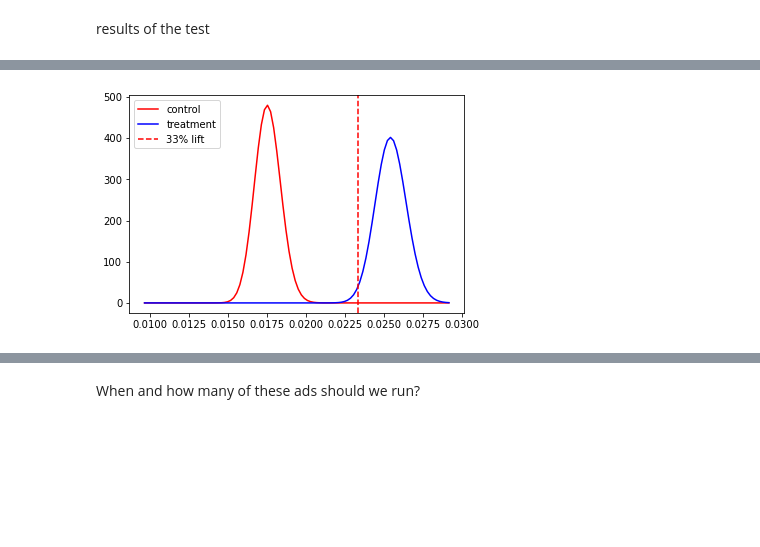
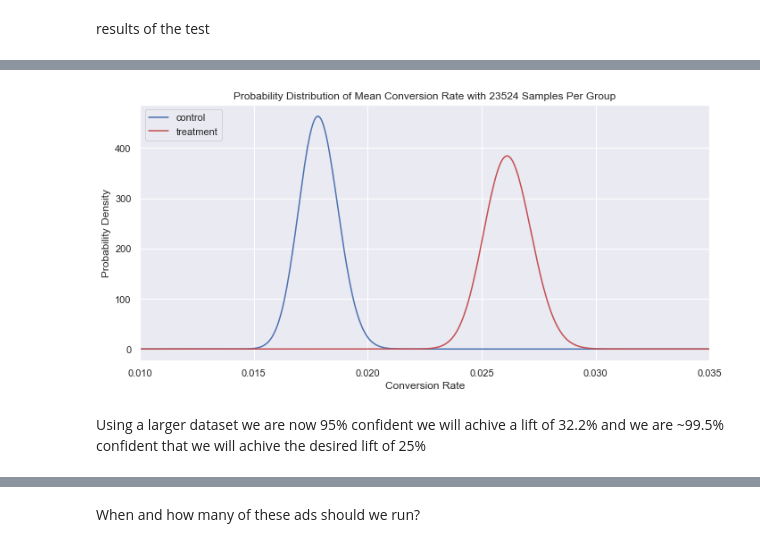
Before and after one commit to jchobanian/marketing-A-B-testing, a Jupyter notebook: marketing_AB.ipynb, the cells around one changed output, grey strips where cells are left out. Cells and saved outputs as stored; diff of their text form; code cells hidden in the pictures; blank space fills up the shorter version.

```diff
--- a/marketing_AB.ipynb
+++ b/marketing_AB.ipynb
@@ -121,9 +139,13 @@ The number of customers who saw more than 71 adds was: 41296 or approximately 7.
 # %%
+# graph conversion rates for both control and treatment groups
 print(data['test group'].value_counts())
-sns.barplot(data=data, x = data['test group'], y = data['converted'])
-plt.title('Conversion Rates by Test Group')
+sns.set(rc={'figure.figsize':(10,6)})
+total_conversions = sns.barplot(data=data, x = data['test group'], y = data['converted'])
+total_conversions.set(title='Conversion Rates by Test Group')
+total_conversions.set_ylabel('Conversion Rate')
 plt.xticks([0,1],['Control','Treatment'])
 plt.yticks([0.000,0.005,0.010,0.015,0.020,0.025],['0%','0.5%','1.0%','1.5%','2.0%','2.5%'])
+plt.show(total_conversions)
 # %% [output]
 1    564577
 0     23524
@@ -286,8 +286,14 @@ alternatively, we can assume that we previously believed that 15 out of every 10
 # %%
-prior_alpha = 18
-prior_beta = 982
+# create and graph a beta distribution to represent our prior assumptions based on the baseline found earlier
+sns.set(rc={'figure.figsize':(10,6)})
+
+prior_alpha = 1.76
+prior_beta = 98.24
 fig, ax = plt.subplots(1, 1)
 x = np.linspace(stats.beta.ppf(0.01, prior_alpha, prior_beta),
                 stats.beta.ppf(0.99, prior_alpha, prior_beta), 100)
 ax.plot(x, stats.beta.pdf(x, prior_alpha, prior_beta))
+ax.set(title = 'Prior Beta Distribution')
+ax.set_ylabel('Probability Desnity')
+ax.set_xlabel('Conversion Rate')
 # %% [output]
@@ -350,37 +381,61 @@ Probability that treatment results in greater than a 33% lift:  67.5189999999999
 # %%
-# using even control and treatment sets
-random.seed(42)
+# using even control and treatment sets of equal size
+random.seed(314)
+
+# create a treatment sample sets of same size as control group
 treatment_even = random.sample(list(data[data['test group']==1]['converted']),k = 23524)
 
+#calculate number converted and not converted for each group
 control_converted = data[data['test group']==0]['converted'].sum()
 treatment_converted = sum(treatment_even)
-control_not_convereted = data[data['test group']==0]['converted'].count()
-treatment_not_convereted = len(treatment_even)
+control_not_convereted = data[data['test group']==0]['converted'].count() - control_converted
+treatment_not_convereted = len(treatment_even) - treatment_converted
 
+# construct posteriors
 posterior_control = stats.beta(prior_alpha+control_converted,prior_beta+control_not_convereted)
 posterior_treatment = stats.beta(prior_alpha+treatment_converted,prior_beta+treatment_not_convereted)
 
-control_samples = posterior_control.rvs(100000, random_state = 42)
-treatment_samples = posterior_treatment.rvs(100000, random_state = 42)
+# generate 100,000 samples of the mean from each group
+control_samples = posterior_control.rvs(100000)
+treatment_samples = posterior_treatment.rvs(100000)
 
+# calculate probabilities
+print('The estimated lift is: ',round(((np.mean(treatment_samples)/np.mean(control_samples))-1)*100,2),'%' )
 prob_treatment_better = np.mean(treatment_samples>control_samples)
 print('Probability that treatment results in higher conversion rate: ', prob_treatment_better *100, '%')
+prob_lift_10 = np.mean(treatment_samples>(control_samples*1.1))
+print('Probability that treatment results in greater than a 10% lift: ', round(prob_lift_10*100,3), '%')
+prob_lift_20 = np.mean(treatment_samples>(control_samples*1.2))
+print('Probability that treatment results in greater than a 20% lift: ', round(prob_lift_20*100,3), '%')
+prob_lift_25 = np.mean(treatment_samples>(control_samples*1.25))
+print('Probability that treatment results in greater than a 25% lift: ', round(prob_lift_25*100,3), '%')
+prob_lift_33 = np.mean(treatment_samples>(control_samples*1.33))
+print('Probability that treatment results in greater than a 33% lift: ', round(prob_lift_33 *100,3), '%')
 
-prob_lift_20 = np.mean(treatment_samples>(control_samples*1.2))
-print('Probability that treatment results in greater than a 20% lift: ', prob_lift_20 *100, '%')
+# calculate 95% confidence intervals
+lift = ((treatment_samples/control_samples)-1)*100
+control_lowerbound , control_upperbound = np.percentile(control_samples,5), np.percentile(control_samples,95)
+print('There is a 90% probability that the control mean conversion is between ', round(control_lowerbound*100,2), '% and ', round(control_upperbound*100,2), '%')
+treatment_lowerbound , treatment_upperbound = np.percentile(treatment_samples,5), np.percentile(treatment_samples,95)
+print('There is a 90% probability that the treatment mean conversion is between ', round(treatment_lowerbound*100,2), '% and ', round(treatment_upperbound*100,2), '%')
+lift_lowerbound , lift_upperbound = np.percentile(lift,5), np.percentile(lift,95)
+print('There is a 90% probability that the relative lift is between ', round(lift_lowerbound,1), '% and ', round(lift_upperbound,1), '%')
 
-prob_lift_33 = np.mean(treatment_samples>(control_samples*1.33))
-print('Probability that treatment results in greater than a 33% lift: ', prob_lift_33 *100, '%')
-
+# graph the distributions
 fig, ax = plt.subplots(1, 1)
 x = np.linspace(stats.beta.ppf(0.01, prior_alpha, prior_beta),
-                stats.beta.ppf(0.99, prior_alpha, prior_beta), 100)
-ax.plot(x, stats.beta.pdf(x, prior_alpha+control_converted, prior_beta+control_not_convereted),'r-', label = 'control')
-ax.plot(x, stats.beta.pdf(x, prior_alpha+treatment_converted, prior_beta+treatment_not_convereted),'b-', label = 'treatment')
+                stats.beta.ppf(0.99, prior_alpha, prior_beta), 1000)
+ax.plot(x, stats.beta.pdf(x, prior_alpha+control_converted, prior_beta+control_not_convereted),'b-', label = 'control')
+ax.plot(x, stats.beta.pdf(x, prior_alpha+treatment_converted, prior_beta+treatment_not_convereted),'r-', label = 'treatment')
 
-control_mean = np.mean(control_samples)
-plt.axvline(x = control_mean*1.33, color = 'r',linestyle = 'dashed', label = '33% lift')
+# add a vertical line at 33% lift relative to the average control conversion rate
+# control_mean = np.mean(control_samples)
+# plt.axvline(x = control_mean*1.33, color = 'r',linestyle = 'dashed', label = '33% lift')
 
+# format the graph
 plt.legend(loc = 'upper left')
-print(np.mean(control_samples), np.mean(treatment_samples), np.mean(treatment_samples)/np.mean(control_samples) )
+ax.set_xlabel('Conversion Rate')
+ax.set_ylabel('Probability Density')
+ax.set(title = 'Probability Distribution of Mean Conversion Rate with 23524 Samples Per Group')
+ax.set_xbound(0.01,0.035)
 # %% [output]
@@ -391,3 +451,5 @@ Probability that treatment results in greater than a 33% lift:  94.36 %
-[figure, old version]
+[figure, new version]
+# %% [markdown]
+Using a larger dataset we are now 95% confident we will achive a lift of 32.2% and we are ~99.5% confident that we will achive the desired lift of 25%
 # %%
 # using entire data set
```
Also changed, not shown: parts of 53 cells of this notebook.
